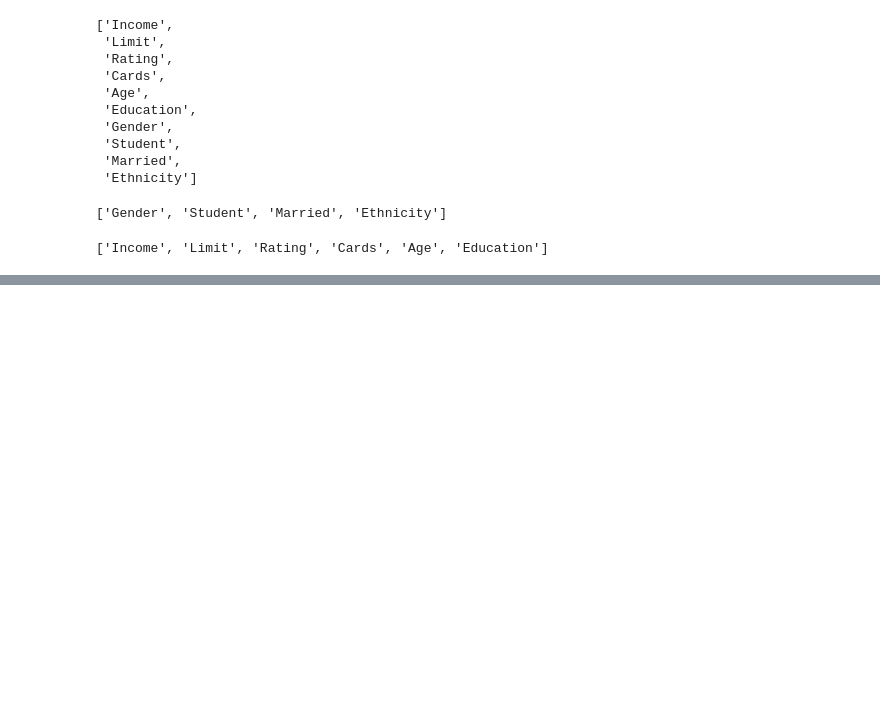
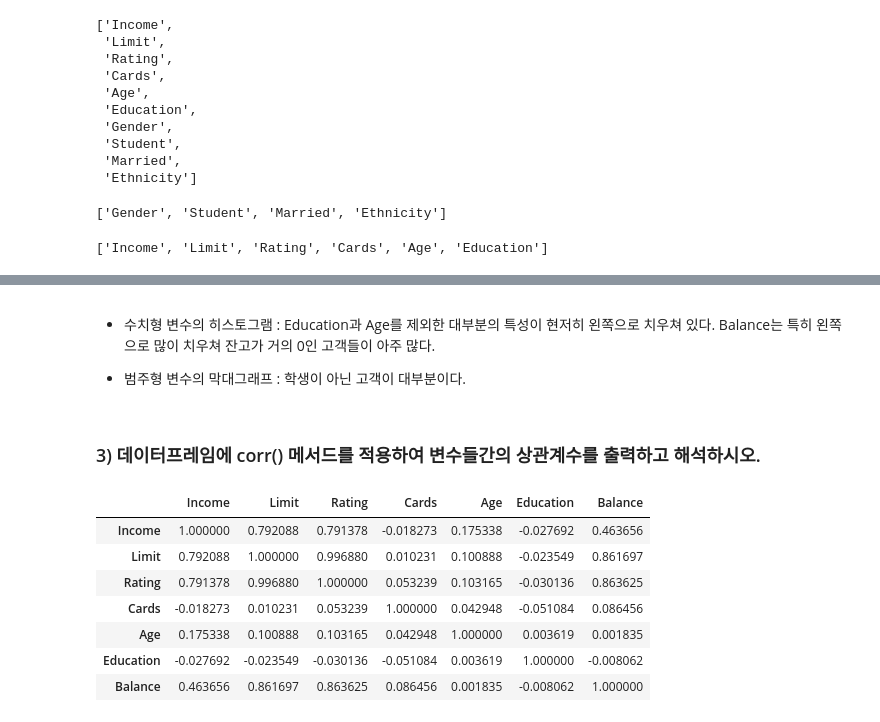
Before and after one commit to HongJungWan/HongJungWan-MachineLearning-study, a Jupyter notebook: Foundation/Concept2.ipynb, the cells around one changed output, grey strips where cells are left out. Saved outputs shown, nothing was run; the diff lists cells and outputs as text; code cells hidden in the pictures; blank space fills up the shorter version.

```diff
--- a/Foundation/Concept2.ipynb
+++ b/Foundation/Concept2.ipynb
@@ -114,0 +153,21 @@ num_feat
+# %% [markdown]
+* 수치형 변수의 히스토그램 : Education과 Age를 제외한 대부분의 특성이 현저히 왼쪽으로 치우쳐 있다. Balance는 특히 왼쪽으로 많이 치우쳐 잔고가 거의 0인 고객들이 아주 많다.
+
+* 범주형 변수의 막대그래프 : 학생이 아닌 고객이 대부분이다.
+# %% [markdown]
+### 3) 데이터프레임에 corr() 메서드를 적용하여 변수들간의 상관계수를 출력하고 해석하시오.
+# %%
+df.corr() # 모든 컬럼 간의 상관분석 (Correlation)
+
+# 1. 연속형 데이터에 대해서만 상관관계 분석이 가능하다, 연속형이란 말은 숫자로 표현되는 값
+# 2. -1에서 1의 값을 가진다
+# 3. 상관관계가 인과관계를 의미하지는 않는다.
+# %% [output]
+|  | Income | Limit | Rating | Cards | Age | Education | Balance |
+| Income | 1.000000 | 0.792088 | 0.791378 | -0.018273 | 0.175338 | -0.027692 | 0.463656 |
+| Limit | 0.792088 | 1.000000 | 0.996880 | 0.010231 | 0.100888 | -0.023549 | 0.861697 |
+| Rating | 0.791378 | 0.996880 | 1.000000 | 0.053239 | 0.103165 | -0.030136 | 0.863625 |
+| Cards | -0.018273 | 0.010231 | 0.053239 | 1.000000 | 0.042948 | -0.051084 | 0.086456 |
+| Age | 0.175338 | 0.100888 | 0.103165 | 0.042948 | 1.000000 | 0.003619 | 0.001835 |
+| Education | -0.027692 | -0.023549 | -0.030136 | -0.051084 | 0.003619 | 1.000000 | -0.008062 |
+| Balance | 0.463656 | 0.861697 | 0.863625 | 0.086456 | 0.001835 | -0.008062 | 1.000000 |
```
Also changed, not shown: parts of 7 cells of this notebook.
